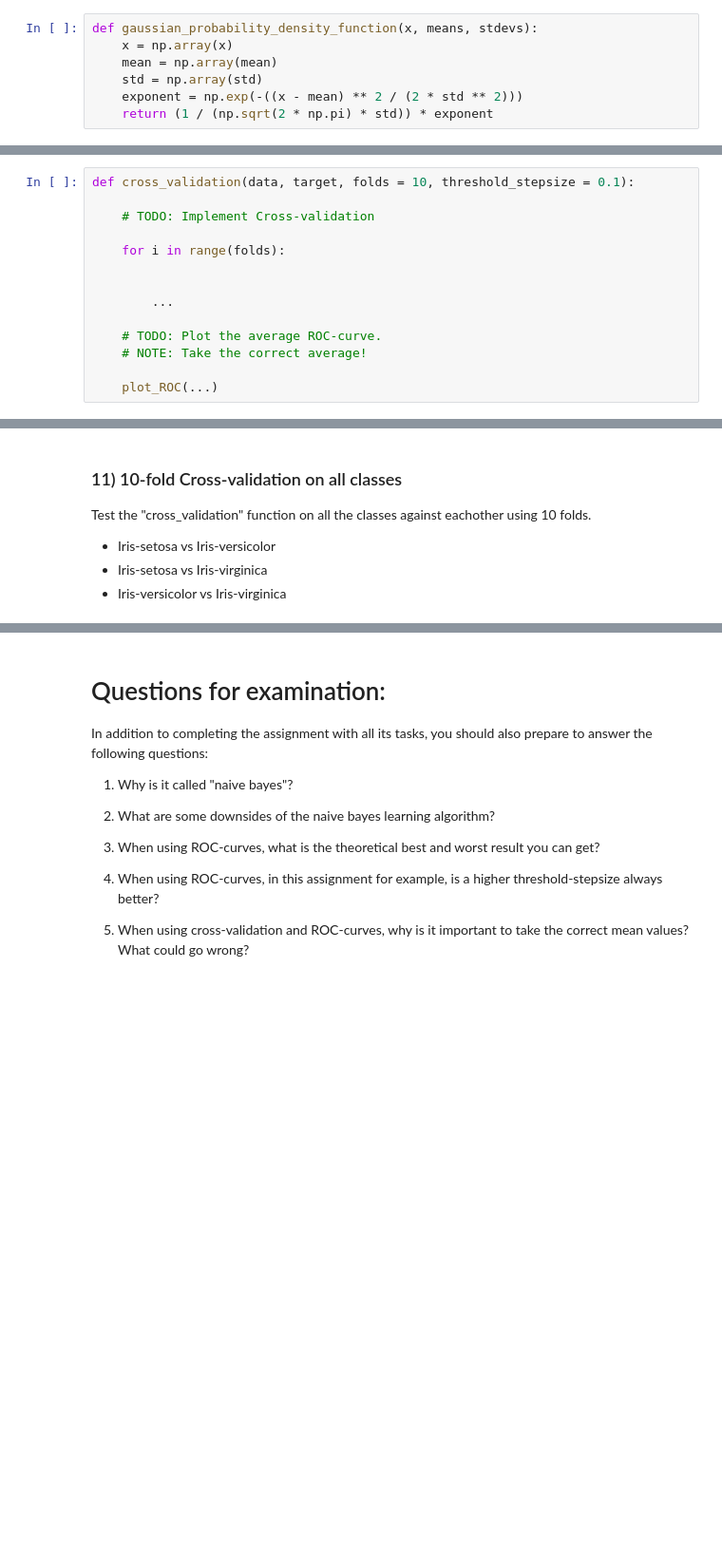
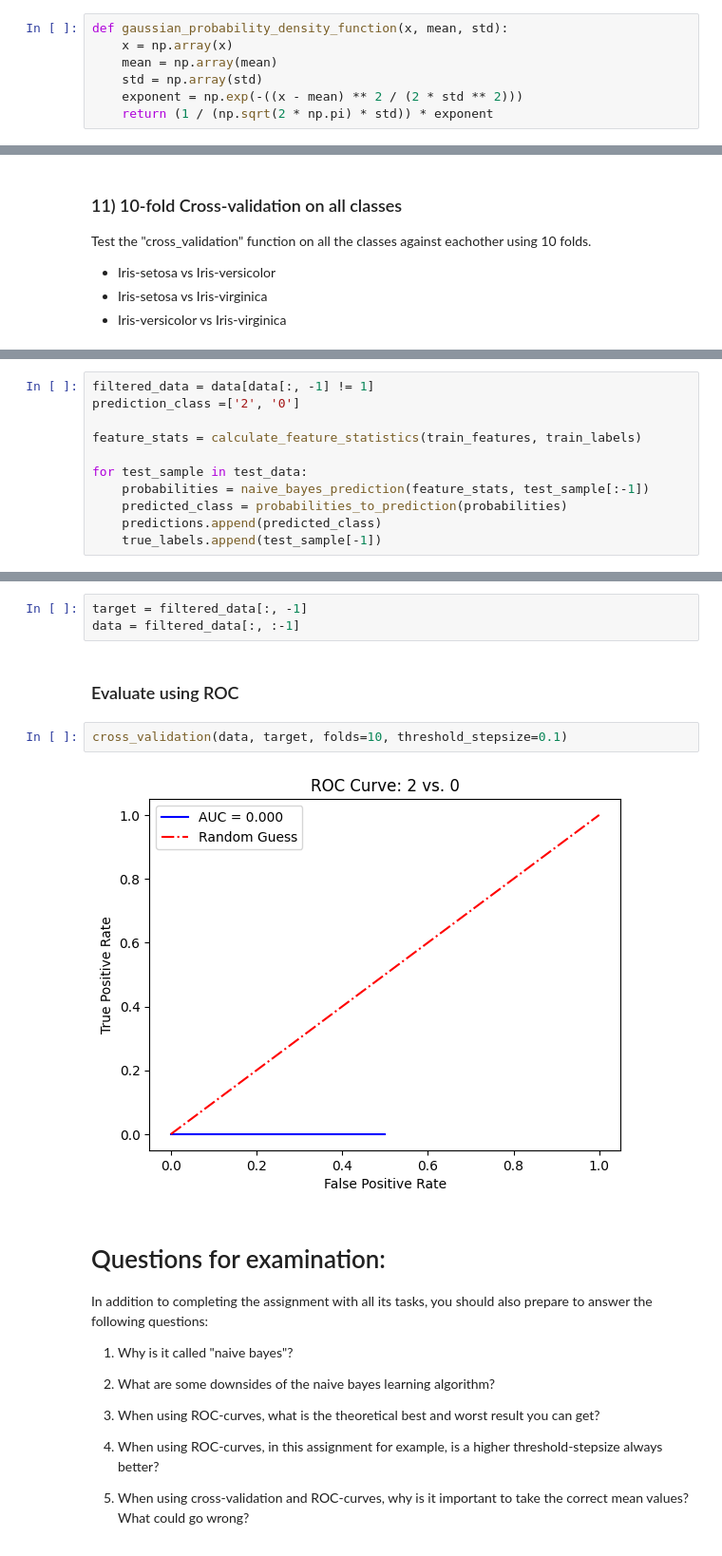
Before and after one commit to punnoose-1620/naive-bayes-assignment, a Jupyter notebook: ML-Assignment 1 - Punnoose Kozhuppakalam Thomas.ipynb, the cells around one changed output, grey strips where cells are left out. Shown at 95% size. Cells and saved outputs as stored; diff of their text form; blank space fills up the shorter version.

Commit message:
Code completely functional

```diff
--- a/ML-Assignment 1 - Punnoose Kozhuppakalam Thomas.ipynb
+++ b/ML-Assignment 1 - Punnoose Kozhuppakalam Thomas.ipynb
@@ -281,7 +281,7 @@ Now we need to implement the gaussian probability density function to use for a
 
 **Note:** Look at the imports in the first cell at the top, it has some math numbers for easy use here.
 # %%
-def gaussian_probability_density_function(x, means, stdevs):
+def gaussian_probability_density_function(x, mean, std):
     x = np.array(x)
     mean = np.array(mean)
     std = np.array(std)
@@ -465,17 +429,3 @@ The final task is to take everything you have implemented so far and apply it in
 **Note 3:** This part is a bit more free in terms of implementation, but make sure to use some of the previously implemented functions.
 # %% [markdown]
 ### 10) Cross-validation loop
-# %%
-def cross_validation(data, target, folds = 10, threshold_stepsize = 0.1):
-
-    # TODO: Implement Cross-validation
-
-    for i in range(folds):
-
-
-        ...
-
-    # TODO: Plot the average ROC-curve.
-    # NOTE: Take the correct average!
-
-    plot_ROC(...)
@@ -495,0 +477,11 @@ Test the "cross_validation" function on all the classes against eachother using
+# %%
+filtered_data = data[data[:, -1] != 1]
+prediction_class =['2', '0']
+
+feature_stats = calculate_feature_statistics(train_features, train_labels)
+
+for test_sample in test_data:
+    probabilities = naive_bayes_prediction(feature_stats, test_sample[:-1])
+    predicted_class = probabilities_to_prediction(probabilities)
+    predictions.append(predicted_class)
+    true_labels.append(test_sample[-1])
@@ -496,3 +499,12 @@ Test the "cross_validation" function on all the classes against eachother using
+# %%
+target = filtered_data[:, -1]
+data = filtered_data[:, :-1]
+# %% [markdown]
+### Evaluate using ROC
+# %%
+cross_validation(data, target, folds=10, threshold_stepsize=0.1)
+# %% [output]
+[figure, added]
 # %% [markdown]
 # Questions for examination:
 
```
Also changed, not shown: parts of 23 cells of this notebook, 1 other file.
